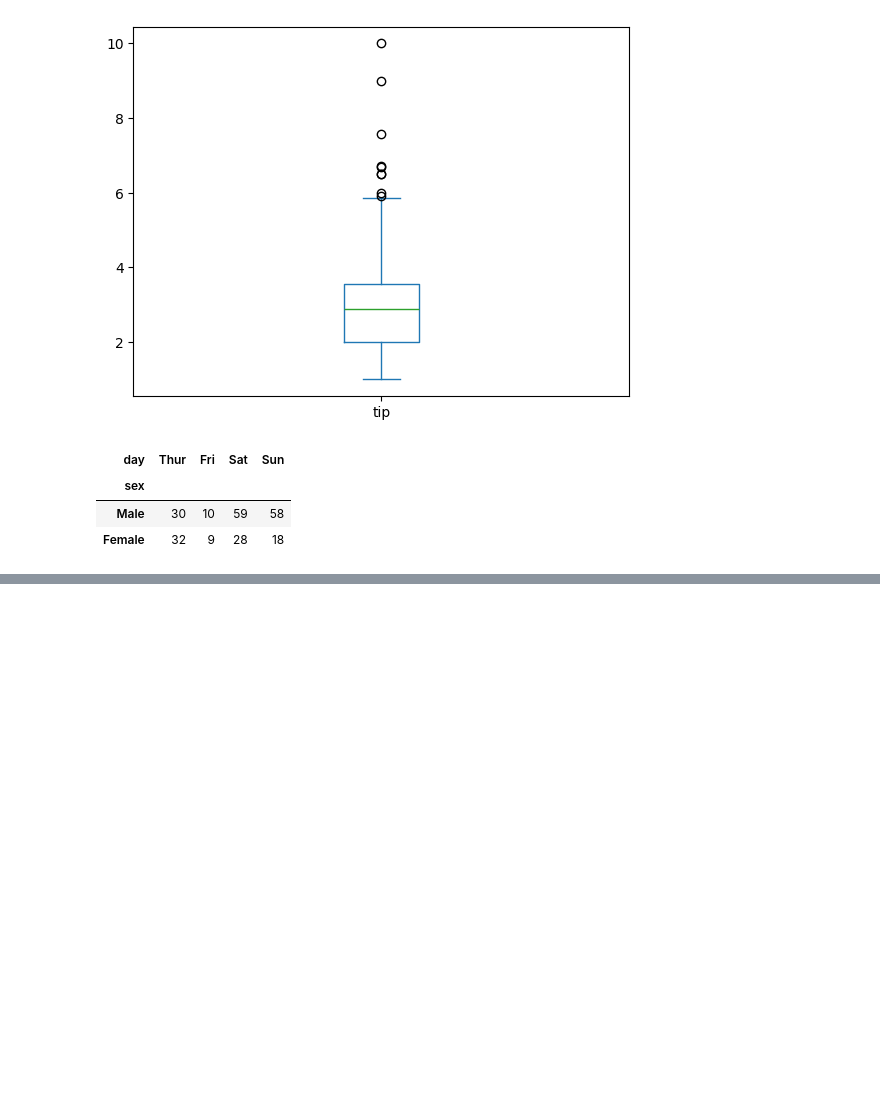
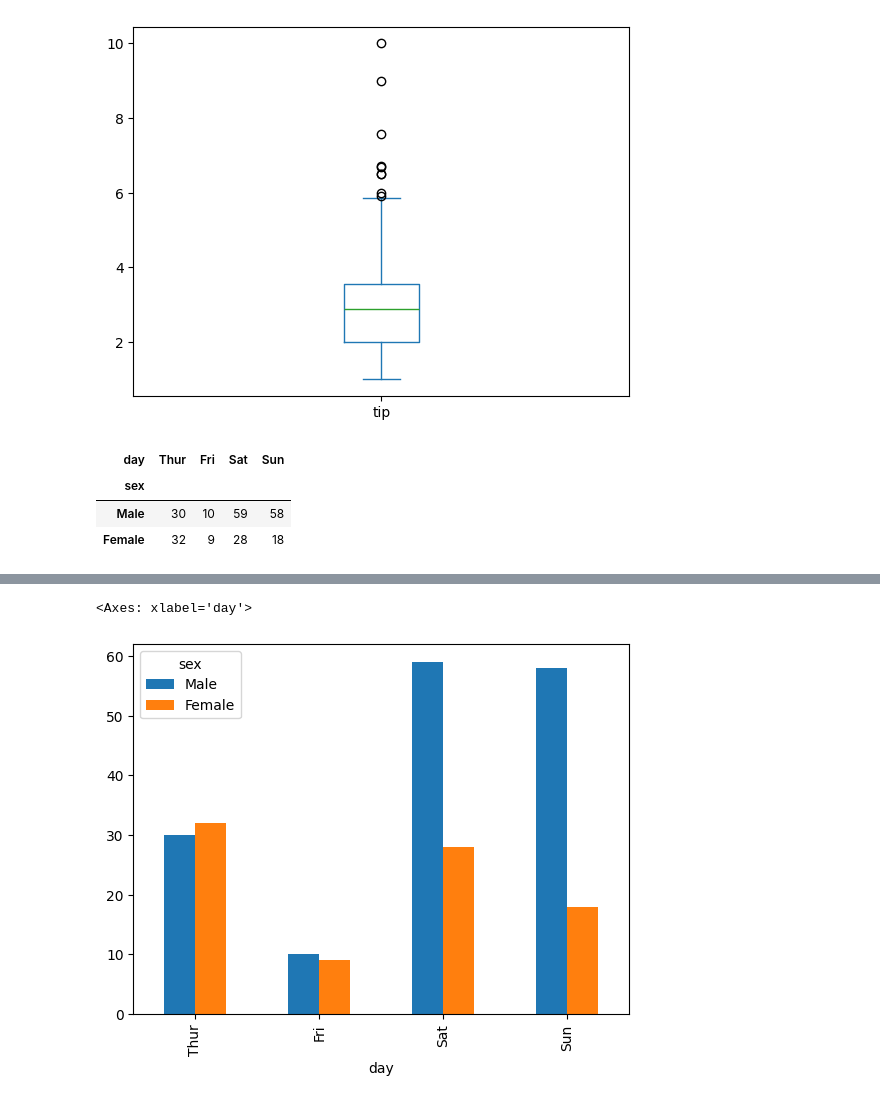
Before and after one commit to rogerloop/03_Especialitzacio, a Jupyter notebook: Sprint_11_ Visualització_Dades_Python_PowerBI/Practicas/2026-05-27_Graficos_Joan.ipynb, the cells around one changed output, grey strips where cells are left out. Drawn from its saved outputs; the diff is of its cells as text; code cells hidden in the pictures; blank space fills up the shorter version.

```diff
--- a/Sprint_11_ Visualització_Dades_Python_PowerBI/Practicas/2026-05-27_Graficos_Joan.ipynb
+++ b/Sprint_11_ Visualització_Dades_Python_PowerBI/Practicas/2026-05-27_Graficos_Joan.ipynb
@@ -93,3 +98,8 @@ pd.crosstab(df['sex'], df['day'])
+# %%
+pd.crosstab(df['sex'], df['day']).transpose().plot.bar()
+# %% [output]
+<Axes: xlabel='day'>
+[figure, added]
 # %%
 # 2 Num
 # %%
```
Also changed, not shown: parts of 1 cell of this notebook.
